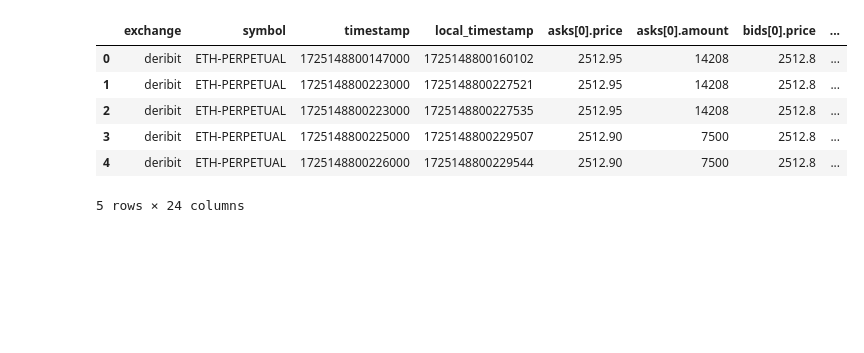
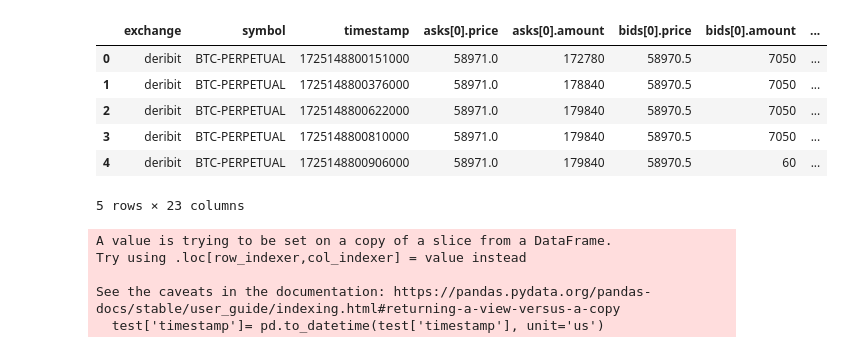
Before and after one commit to jyam12/FYP, a Jupyter notebook: read_data.ipynb, the cells around one changed output. Drawn from its saved outputs; the diff is of its cells as text; code cells hidden in the pictures; blank space fills up the shorter version.

Commit message:
Add Selected Field from Datasets

```diff
--- a/read_data.ipynb
+++ b/read_data.ipynb
@@ -3,6 +5,7 @@ import pandas as pd
 # %%
 # Specify the path to your CSV file
-file_path = 'datasets/deribit_book_snapshot_5_2024-09-01_ETH-PERPETUAL.csv.gz'
-
+book_snapshot_5_path = 'datasets/deribit_book_snapshot_5_2024-09-01_BTC-PERPETUAL.csv.gz'
+# incremental_book_L2_path = 'datasets/deribit_incremental_book_L2_2024-09-01_BTC-PERPETUAL.csv.gz'
 # Read the compressed CSV file using pandas
-df = pd.read_csv(file_path, compression='gzip')
+book_snapshot_5 = pd.read_csv(book_snapshot_5_path, compression='gzip')
+# incremental_book_L2= pd.read_csv(incremental_book_L2_path, compression='gzip')
@@ -9,11 +15,11 @@ df = pd.read_csv(file_path, compression='gzip')
 # %%
 # Display the contents of the DataFrame (optional)
-df.head()
+book_snapshot_5.head()
 # %% [output]
-|  | exchange | symbol | timestamp | local_timestamp | asks[0].price | asks[0].amount | bids[0].price | ... |
-| 0 | deribit | ETH-PERPETUAL | 1725148800147000 | 1725148800160102 | 2512.95 | 14208 | 2512.8 | ... |
-| 1 | deribit | ETH-PERPETUAL | 1725148800223000 | 1725148800227521 | 2512.95 | 14208 | 2512.8 | ... |
-| 2 | deribit | ETH-PERPETUAL | 1725148800223000 | 1725148800227535 | 2512.95 | 14208 | 2512.8 | ... |
-| 3 | deribit | ETH-PERPETUAL | 1725148800225000 | 1725148800229507 | 2512.90 | 7500 | 2512.8 | ... |
-| 4 | deribit | ETH-PERPETUAL | 1725148800226000 | 1725148800229544 | 2512.90 | 7500 | 2512.8 | ... |
+|  | exchange | symbol | timestamp | asks[0].price | asks[0].amount | bids[0].price | bids[0].amount | ... |
+| 0 | deribit | BTC-PERPETUAL | 1725148800151000 | 58971.0 | 172780 | 58970.5 | 7050 | ... |
+| 1 | deribit | BTC-PERPETUAL | 1725148800376000 | 58971.0 | 178840 | 58970.5 | 7050 | ... |
+| 2 | deribit | BTC-PERPETUAL | 1725148800622000 | 58971.0 | 179840 | 58970.5 | 7050 | ... |
+| 3 | deribit | BTC-PERPETUAL | 1725148800810000 | 58971.0 | 179840 | 58970.5 | 7050 | ... |
+| 4 | deribit | BTC-PERPETUAL | 1725148800906000 | 58971.0 | 179840 | 58970.5 | 60 | ... |
-5 rows × 24 columns
+5 rows × 23 columns
@@ -19,0 +33,10 @@ df.head()
+# %%
+# To readable timeframe
+test=P_derivative_ticker
+test['timestamp']= pd.to_datetime(test['timestamp'], unit='us')
+# %% [output]
+A value is trying to be set on a copy of a slice from a DataFrame.
+Try using .loc[row_indexer,col_indexer] = value instead
+
+See the caveats in the documentation: https://pandas.pydata.org/pandas-docs/stable/user_guide/indexing.html#returning-a-view-versus-a-copy
+  test['timestamp']= pd.to_datetime(test['timestamp'], unit='us')
```
Also changed, not shown: parts of 6 cells of this notebook, 4 other files.
